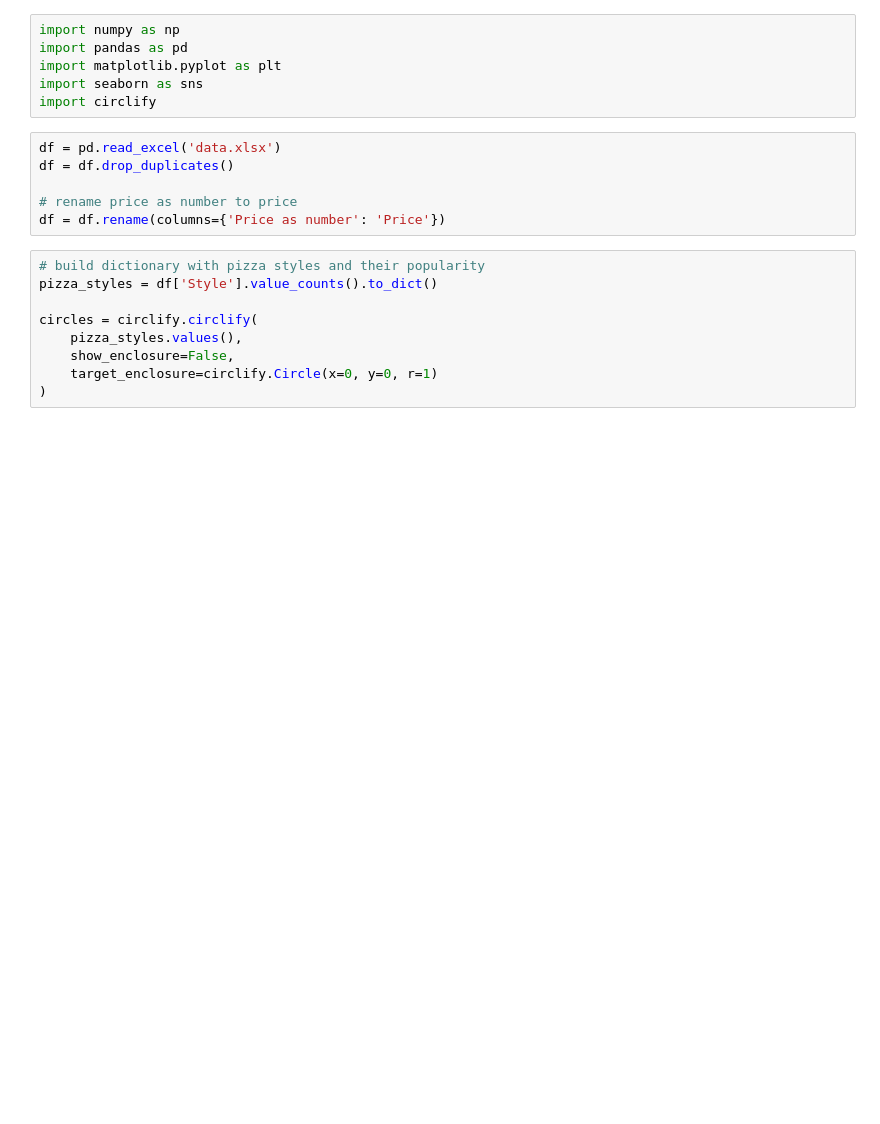
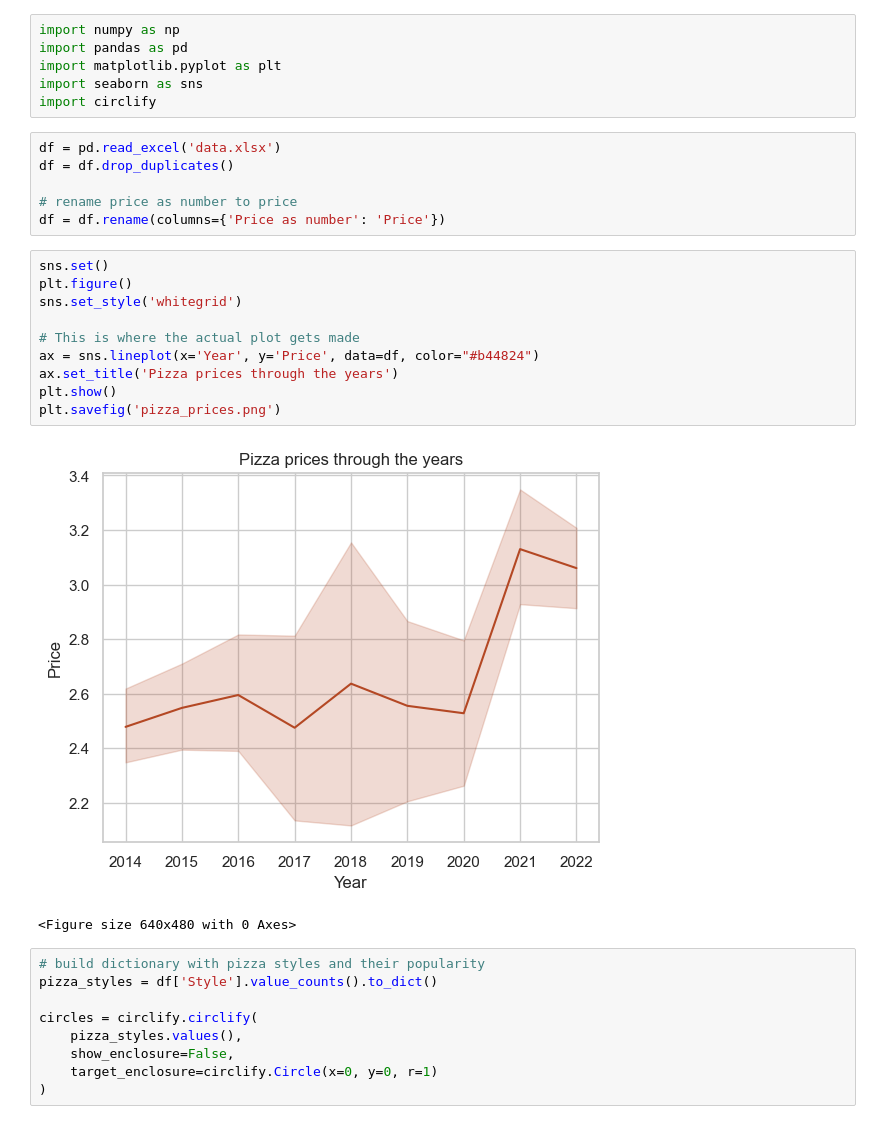
Before and after one commit to myanch200/hackathon, a Jupyter notebook: main.ipynb, the cells around one changed output. Saved outputs shown, nothing was run; the diff lists cells and outputs as text; blank space fills up the shorter version.

```diff
--- a/main.ipynb
+++ b/main.ipynb
@@ -10,6 +10,19 @@ df = df.drop_duplicates()
 
 # rename price as number to price
 df = df.rename(columns={'Price as number': 'Price'})
+# %%
+sns.set()
+plt.figure()
+sns.set_style('whitegrid')
+
+# This is where the actual plot gets made
+ax = sns.lineplot(x='Year', y='Price', data=df, color="#b44824")
+ax.set_title('Pizza prices through the years')
+plt.show()
+plt.savefig('pizza_prices.png')
+# %% [output]
+[figure, added]
+<Figure size 640x480 with 0 Axes>
 # %%
 # build dictionary with pizza styles and their popularity
 pizza_styles = df['Style'].value_counts().to_dict()
```
Also changed, not shown: parts of 2 cells of this notebook, 3 other files.
